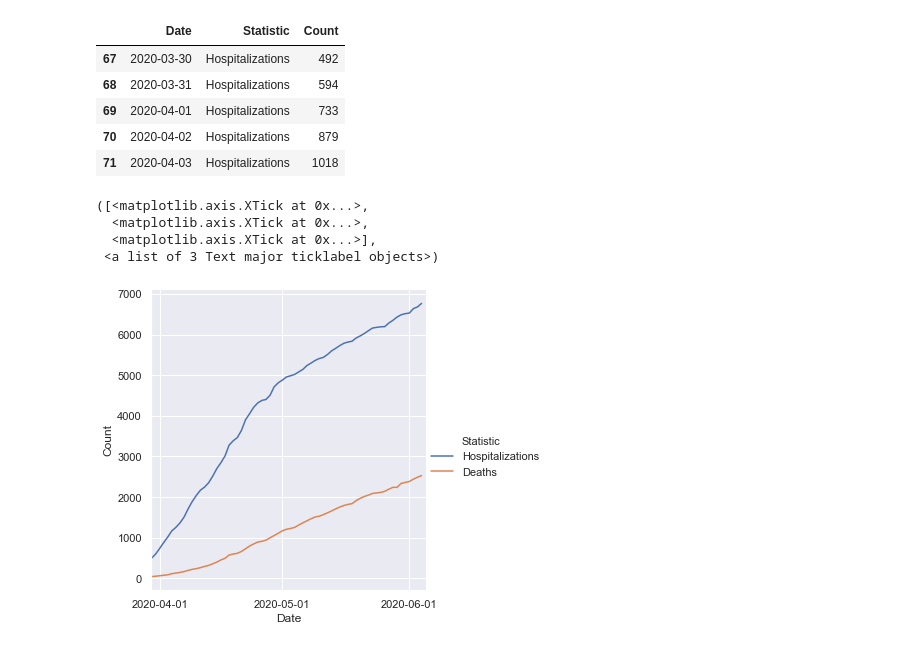
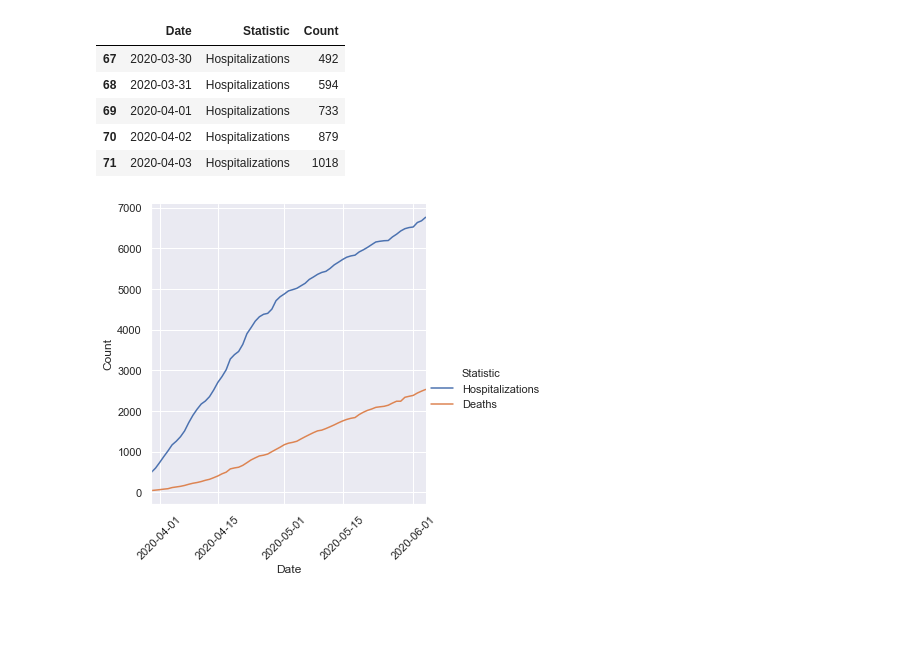
Before and after one commit to xander-hirsch/lac_covid19, a Jupyter notebook: lacph_graphs.ipynb, the cells around one changed output. Saved outputs shown, nothing was run; the diff lists cells and outputs as text; code cells hidden in the pictures; blank space fills up the shorter version.

```diff
--- a/lacph_graphs.ipynb
+++ b/lacph_graphs.ipynb
@@ -61,11 +68,8 @@ critical.head()
 | 71 | 2020-04-03 | Hospitalizations | 1018 |
 # %%
 sns.relplot(x='Date', y='Count', hue='Statistic', kind='line', data=critical)
-plt.xlim(pd.to_datetime('2020-03-30'), pd.to_datetime('2020-06-05'))
-plt.xticks((pd.to_datetime('2020-04-01'), pd.to_datetime('2020-05-01'), pd.to_datetime('2020-06-01')))
+analyze_lacph_daily.adjust_ax(critical)
+# plt.xlim(pd.to_datetime('2020-03-30'), pd.to_datetime('2020-06-05'))
+# plt.xticks((pd.to_datetime('2020-04-01'), pd.to_datetime('2020-05-01'), pd.to_datetime('2020-06-01')))
 # %% [output]
-([<matplotlib.axis.XTick at 0x...>,
-  <matplotlib.axis.XTick at 0x...>,
-  <matplotlib.axis.XTick at 0x...>],
- <a list of 3 Text major ticklabel objects>)
-[figure, old version]
+[figure, new version]
```
Also changed, not shown: parts of 8 cells of this notebook, 1 other file.
